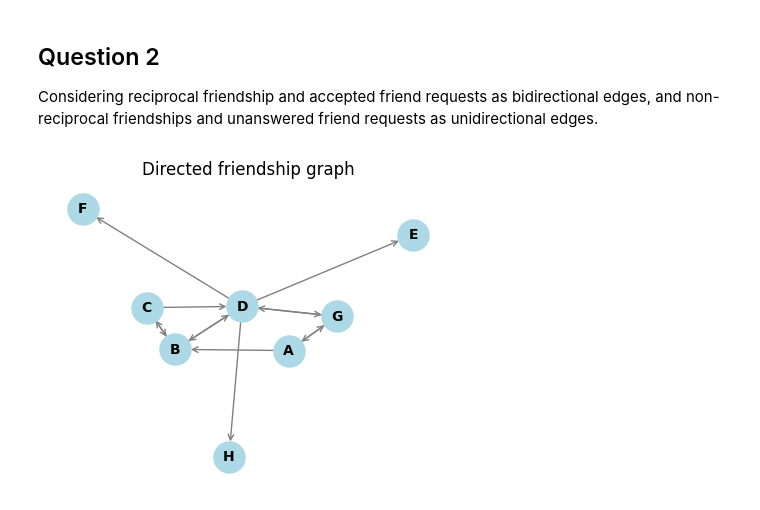
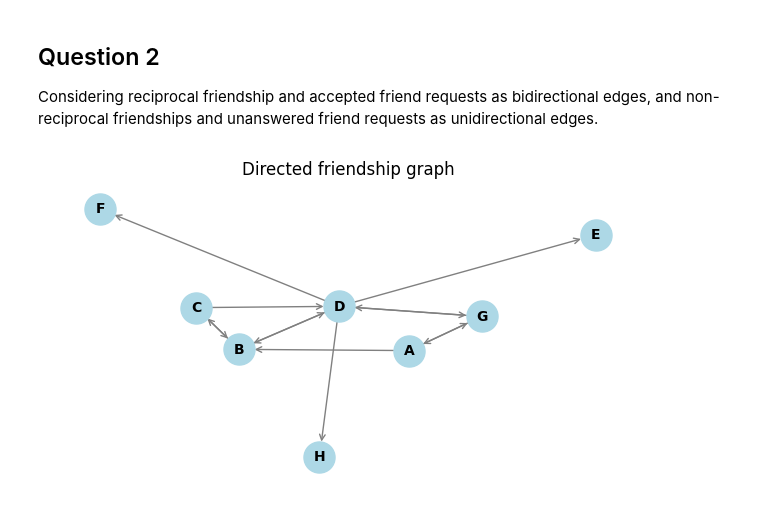
Before and after one commit to igorservo159/ads2-ufrn, a Jupyter notebook: U1T1/answers.ipynb, the cells around one changed output. Saved outputs shown, nothing was run; the diff lists cells and outputs as text; code cells hidden in the pictures.

```diff
--- a/U1T1/answers.ipynb
+++ b/U1T1/answers.ipynb
@@ -201,32 +201,32 @@ G.add_node('B')
 nodes_to_add = ['C', 'D', 'E', 'F', 'G', 'H']
 G.add_nodes_from(nodes_to_add)
 
 # Adicionar arestas (conexões entre nós)
 # Como o grafo é direcionado, a ordem importa
 G.add_edge('A', 'B')  # A considera B amigo
 edges_to_add = [
     ('B', 'C'),  # B considera C amigo
     ('C', 'B'),  # C considera B amigo
     ('B', 'D'),  # B considera D amigo
     ('D', 'B'),  # D considera B amigo
     ('C', 'D'),  # C considera D amigo
     ('D', 'E'),  # D enviou solicitação para E
     ('D', 'F'),  # D enviou solicitação para F
     ('D', 'G'),  # D enviou solicitação para G
     ('G', 'D'),  # G respondeu a D
     ('D', 'H'),  # D enviou solicitação para H
     ('G', 'A'),  # G tem amizade recíproca com A
     ('A', 'G')   # A tem amizade recíproca com G
 ]
 G.add_edges_from(edges_to_add)
 
 # Desenhar o grafo
-plt.figure(figsize=(4, 3))
+plt.figure(figsize=(6, 3))
 pos = nx.spring_layout(G, k=0.8, seed=42)
 nx.draw(G, pos, with_labels=True, node_color='lightblue', node_size=500,
         edge_color='gray', arrows=True, arrowstyle='->', font_size=10, font_weight='bold')
 
 plt.title("Directed friendship graph")
 plt.show()
 # %% [output]
-[figure, old version]
+[figure, new version]
```
